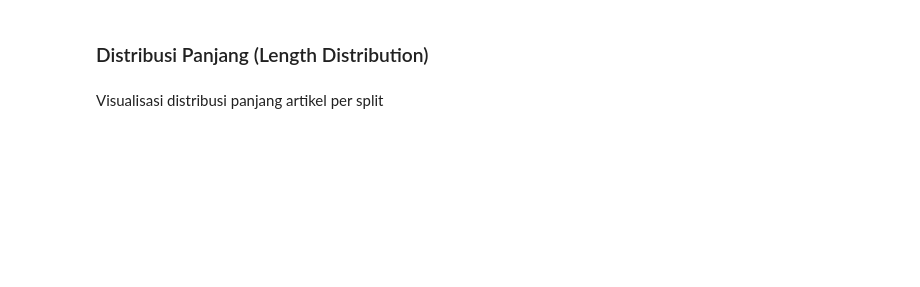
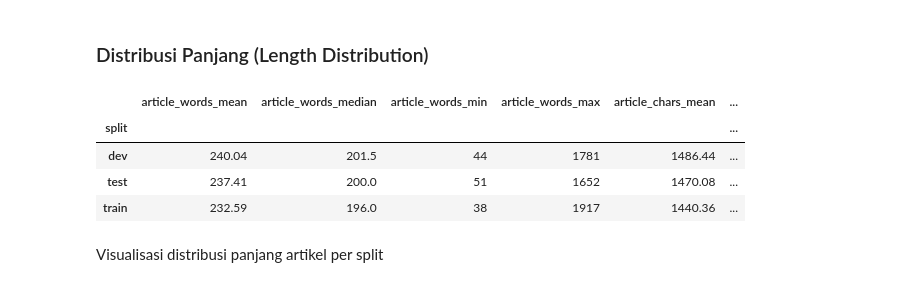
Before and after one commit to irsyad-kamil/indonesia-ai-nlpa-summary, a Jupyter notebook: bert2bert_irsyad.ipynb, the cells around one changed output. Cells and saved outputs as stored; diff of their text form; code cells hidden in the pictures; blank space fills up the shorter version.

```diff
--- a/bert2bert_irsyad.ipynb
+++ b/bert2bert_irsyad.ipynb
@@ -134,5 +146,55 @@ print("Penggabungan Berhasil.")
 # %% [markdown]
 ### Distribusi Panjang (Length Distribution)
+# %%
+def count_words(text):
+    if pd.isna(text):
+        return 0
+    return len(str(text).split())
+
+def count_chars(text):
+    if pd.isna(text):
+        return 0
+    return len(str(text))
+
+df_all["article_words"] = df_all["article"].apply(count_words)
+df_all["article_chars"] = df_all["article"].apply(count_chars)
+
+df_all["summary_words"] = df_all["summary"].apply(count_words)
+df_all["summary_chars"] = df_all["summary"].apply(count_chars)
+
+length_summary = (
+    df_all.groupby("split")
+    .agg(
+        article_words_mean=("article_words", "mean"),
+        article_words_median=("article_words", "median"),
+        article_words_min=("article_words", "min"),
+        article_words_max=("article_words", "max"),
+
+        article_chars_mean=("article_chars", "mean"),
+        article_chars_median=("article_chars", "median"),
+        article_chars_min=("article_chars", "min"),
+        article_chars_max=("article_chars", "max"),
+
+        summary_words_mean=("summary_words", "mean"),
+        summary_words_median=("summary_words", "median"),
+        summary_words_min=("summary_words", "min"),
+        summary_words_max=("summary_words", "max"),
+
+        summary_chars_mean=("summary_chars", "mean"),
+        summary_chars_median=("summary_chars", "median"),
+        summary_chars_min=("summary_chars", "min"),
+        summary_chars_max=("summary_chars", "max"),
+    )
+    .round(2)
+)
+
+display(length_summary)
+# %% [output]
+|  | article_words_mean | article_words_median | article_words_min | article_words_max | article_chars_mean | ... |
+| split |  |  |  |  |  | ... |
+| dev | 240.04 | 201.5 | 44 | 1781 | 1486.44 | ... |
+| test | 237.41 | 200.0 | 51 | 1652 | 1470.08 | ... |
+| train | 232.59 | 196.0 | 38 | 1917 | 1440.36 | ... |
 # %% [markdown]
 Visualisasi distribusi panjang artikel per split
 # %%
```
Also changed, not shown: parts of 45 cells of this notebook.
